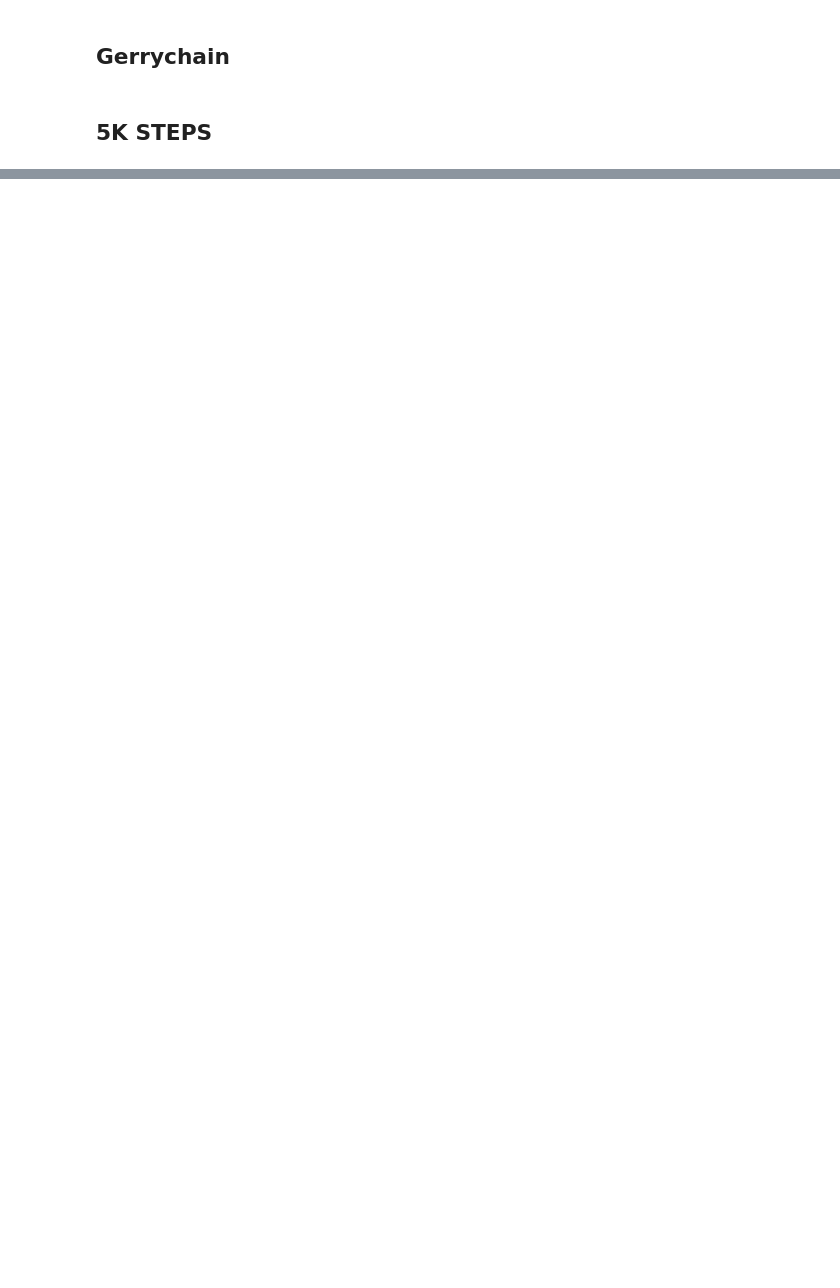
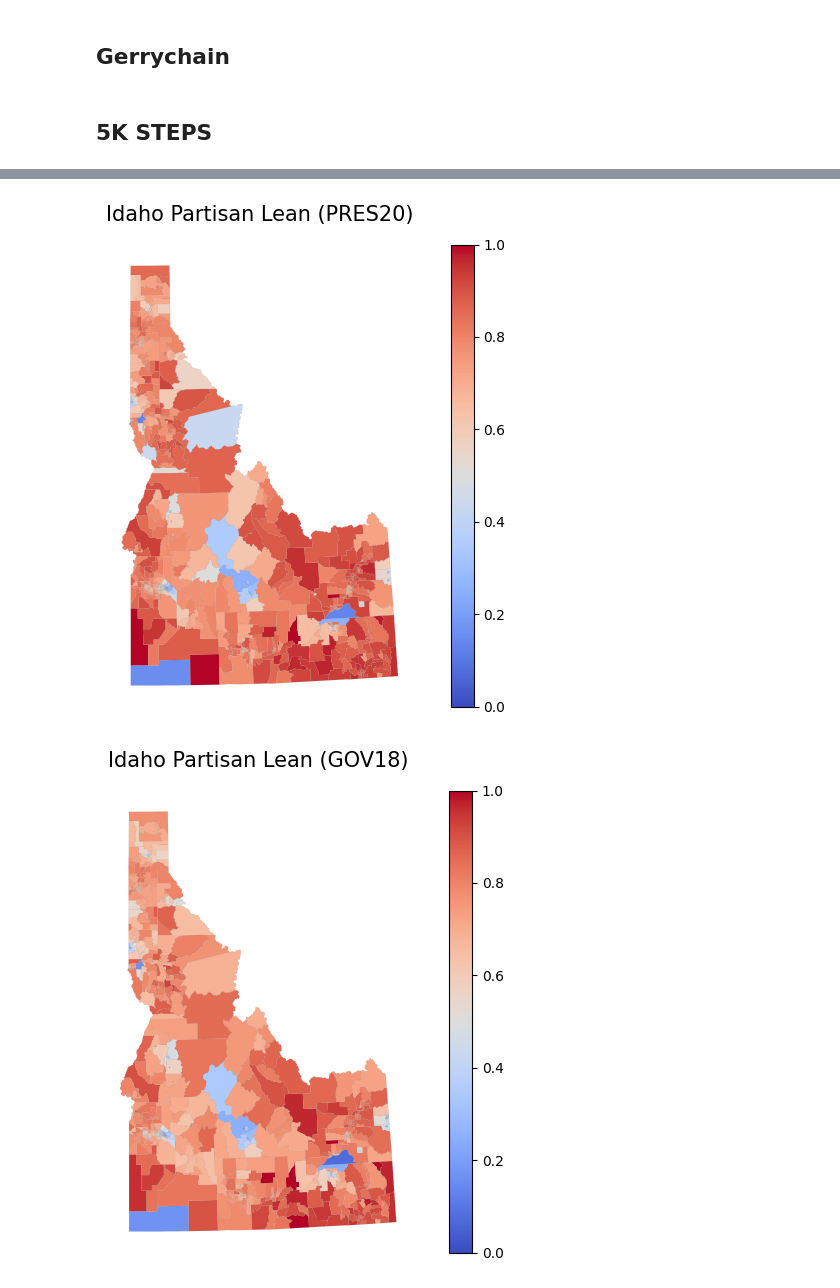
Before and after one commit to ssrawoorkar/final_proj, a Jupyter notebook: Gerry_chain.ipynb, the cells around one changed output, grey strips where cells are left out. Drawn from its saved outputs; the diff is of its cells as text; code cells hidden in the pictures; blank space fills up the shorter version.

```diff
--- a/Gerry_chain.ipynb
+++ b/Gerry_chain.ipynb
@@ -164,3 +286,46 @@ plt.show()
+# %%
+#Professor Ellen's Choropleth code
+#!/usr/bin/env python3
+# -*- coding: utf-8 -*-
+"""
+Created on Thu Feb  8 10:13:02 2024
+
+@author: eveomett
+"""
+
+import random
+import pandas as pd
+
+import geopandas as gpd
+import matplotlib.pyplot as plt
+import matplotlib.colors as colors
+import numpy as np
+
+df = gpd.read_file('./ID/ID.shp')
+
+for (dem_col, rep_col, title, outfile) in [
+    ('G20PREDBID', 'G20PRERTRU', 'Idaho Partisan Lean (PRES20)', 'ID_pres20.png'),
+    ('G18GOVDJOR', 'G18GOVRLIT', 'Idaho Partisan Lean (GOV18)', 'ID_gov18.png'),
+]:
+    df["Partisan Lean"] = df[rep_col] / (df[rep_col] + df[dem_col])
+
+    fig, ax = plt.subplots(1, figsize=(10, 6))
+    ax.axis('off')
+    ax.set_title(title, fontdict={'fontsize': '15', 'fontweight': '3'})
+    df.plot(column='Partisan Lean',
+            cmap='coolwarm',
+            linewidth=0.05,
+            ax=ax,
+            edgecolor='0.4',
+            vmin=0,
+            vmax=1,
+            legend=True,
+            missing_kwds={"color": "lightgrey", "label": "Missing values"})
+    plt.savefig(outfile)
+    plt.show()
+# %% [output]
+[figure, added]
+[figure, added]
 # %%
 end_time = time.time()
 print('The time of execution of above program is :',
```
Also changed, not shown: parts of 8 cells of this notebook, 8 other files.
